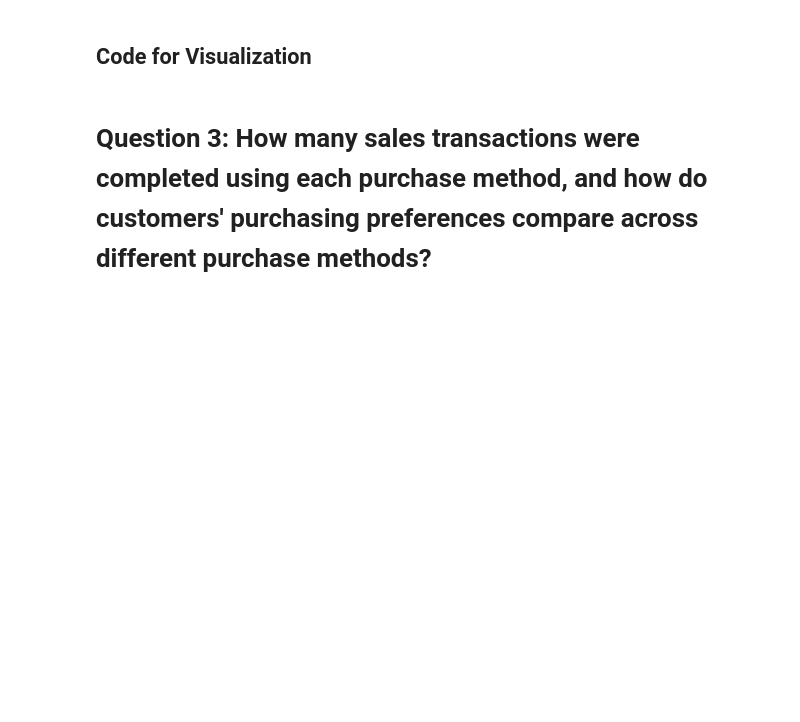
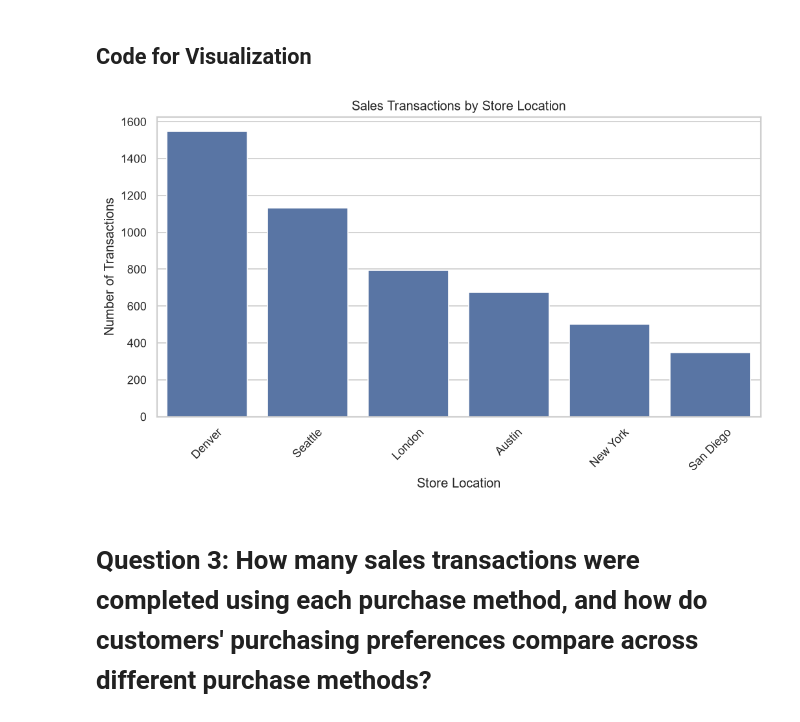
Before and after one commit to thanuja-reddi/MongoDB_EDA_Case_Study, a Jupyter notebook: notebooks/homework_casestudy_questions.ipynb, the cells around one changed output. Saved outputs shown, nothing was run; the diff lists cells and outputs as text; code cells hidden in the pictures; blank space fills up the shorter version.

Commit message:
Completed Q2: Store location transaction analysis

```diff
--- a/notebooks/homework_casestudy_questions.ipynb
+++ b/notebooks/homework_casestudy_questions.ipynb
@@ -217,3 +217,25 @@ plt.show()
 Management wants to compare the number of sales transactions processed by each store location to identify stores with higher and lower customer activity. This analysis helps support resource allocation, inventory planning, and operational decision-making across different business locations.
 # %% [markdown]
 ## Code for Query
+# %%
+pipeline = [
+    {
+        "$group": {
+            "_id": "$storeLocation",
+            "transactions": {
+                "$sum": 1
+            }
+        }
+    },
+    {
+        "$sort": {
+            "transactions": -1
+        }
+    }
+]
+
+result = list(sales.aggregate(pipeline))
+
+store_transactions = pd.DataFrame(result)
+
+store_transactions
@@ -220,5 +250,30 @@ Management wants to compare the number of sales transactions processed by each s
 # %% [markdown]
 ## Code for Visualization
+# %%
+store_transactions.rename(
+    columns={"_id": "Store Location"},
+    inplace=True
+)
+# %%
+plt.figure(figsize=(10, 5))
+
+sns.barplot(
+    data=store_transactions,
+    x="Store Location",
+    y="transactions"
+)
+
+plt.title("Sales Transactions by Store Location")
+
+plt.xlabel("Store Location")
+
+plt.ylabel("Number of Transactions")
+
+plt.xticks(rotation=45)
+
+plt.show()
+# %% [output]
+[figure, added]
 # %% [markdown]
 # Question 3: How many sales transactions were completed using each purchase method, and how do customers' purchasing preferences compare across different purchase methods?
 # %% [markdown]
```
Also changed, not shown: parts of 1 cell of this notebook.
